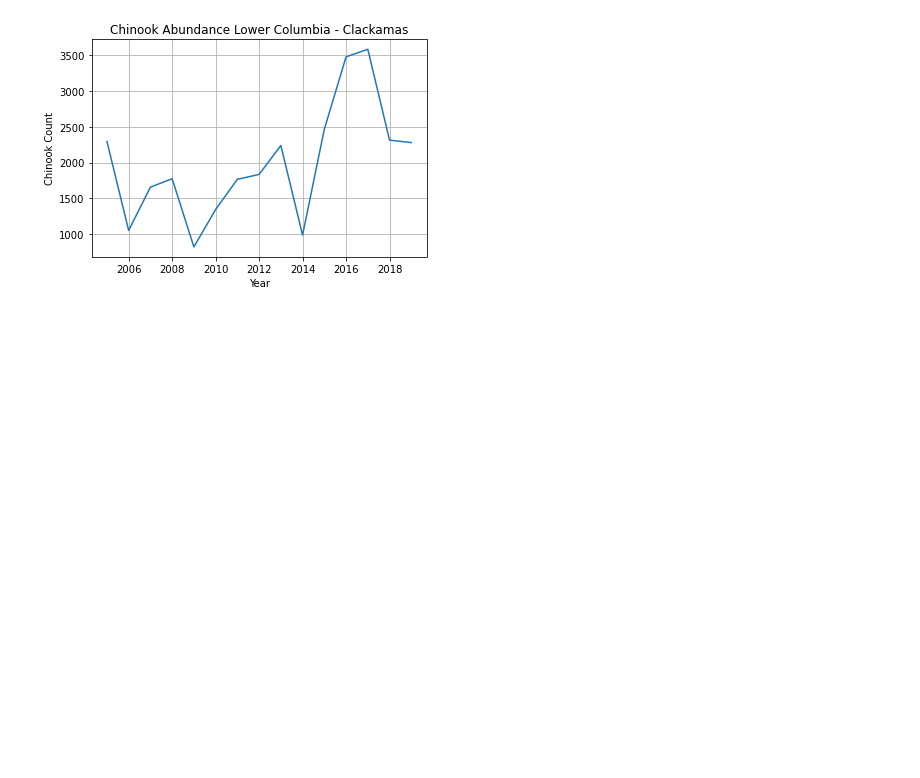
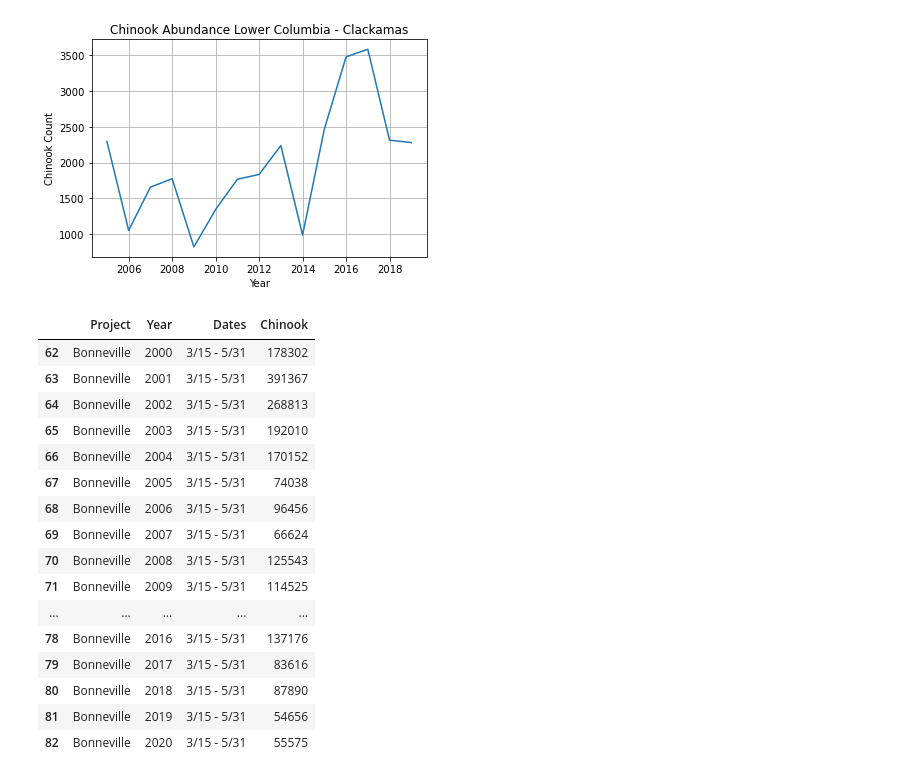
Before and after one commit to jayhjman/bootcamp-project1, a Jupyter notebook: Chinook-Salmon.ipynb, the cells around one changed output. Saved outputs shown, nothing was run; the diff lists cells and outputs as text; code cells hidden in the pictures; blank space fills up the shorter version.

```diff
--- a/Chinook-Salmon.ipynb
+++ b/Chinook-Salmon.ipynb
@@ -35,3 +35,39 @@ ax.plot(clean_salmon_df["spawning_year"], clean_salmon_df["WildCount"] )
 # %% [output]
 [<matplotlib.lines.Line2D at 0x...>]
 [figure]
+# %%
+# Read in Bonneville Dam Spring Chinook Counts
+bonneville_file = "Resources/Chinook_Bonneville_Counts.csv"
+
+# Grab only the columns we want
+bonneville_salmon_df = pd.read_csv(bonneville_file, usecols=["Project","Year","Dates", "Chinook"])
+
+# Make sure we only get 2000 to 2020
+bonneville_salmon_df =  bonneville_salmon_df[
+    (bonneville_salmon_df["Year"] > 1999) &
+    (bonneville_salmon_df["Year"] < 2021)
+]
+
+# Clean up data types
+bonneville_salmon_df["Year"] = bonneville_salmon_df["Year"].astype('int')
+bonneville_salmon_df["Chinook"] = bonneville_salmon_df["Chinook"].astype('int')
+
+bonneville_salmon_df
+# %% [output]
+|  | Project | Year | Dates | Chinook |
+| 62 | Bonneville | 2000 | 3/15 - 5/31 | 178302 |
+| 63 | Bonneville | 2001 | 3/15 - 5/31 | 391367 |
+| 64 | Bonneville | 2002 | 3/15 - 5/31 | 268813 |
+| 65 | Bonneville | 2003 | 3/15 - 5/31 | 192010 |
+| 66 | Bonneville | 2004 | 3/15 - 5/31 | 170152 |
+| 67 | Bonneville | 2005 | 3/15 - 5/31 | 74038 |
+| 68 | Bonneville | 2006 | 3/15 - 5/31 | 96456 |
+| 69 | Bonneville | 2007 | 3/15 - 5/31 | 66624 |
+| 70 | Bonneville | 2008 | 3/15 - 5/31 | 125543 |
+| 71 | Bonneville | 2009 | 3/15 - 5/31 | 114525 |
+| ... | ... | ... | ... | ... |
+| 78 | Bonneville | 2016 | 3/15 - 5/31 | 137176 |
+| 79 | Bonneville | 2017 | 3/15 - 5/31 | 83616 |
+| 80 | Bonneville | 2018 | 3/15 - 5/31 | 87890 |
+| 81 | Bonneville | 2019 | 3/15 - 5/31 | 54656 |
+| 82 | Bonneville | 2020 | 3/15 - 5/31 | 55575 |
```
Also changed, not shown: parts of 3 cells of this notebook, 2 other files.
